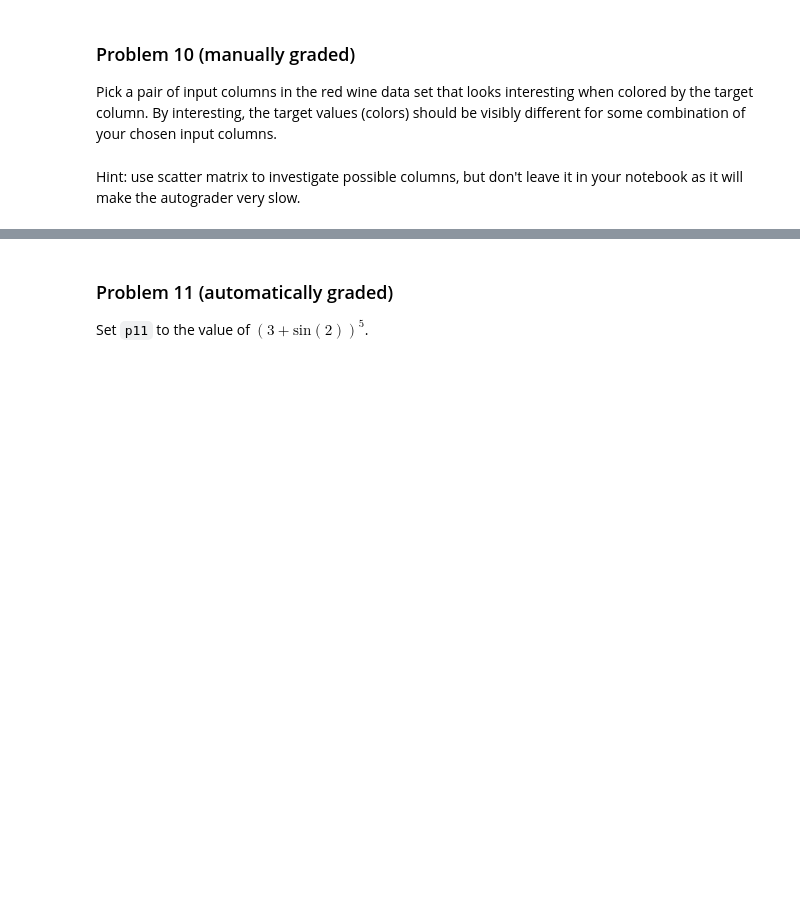
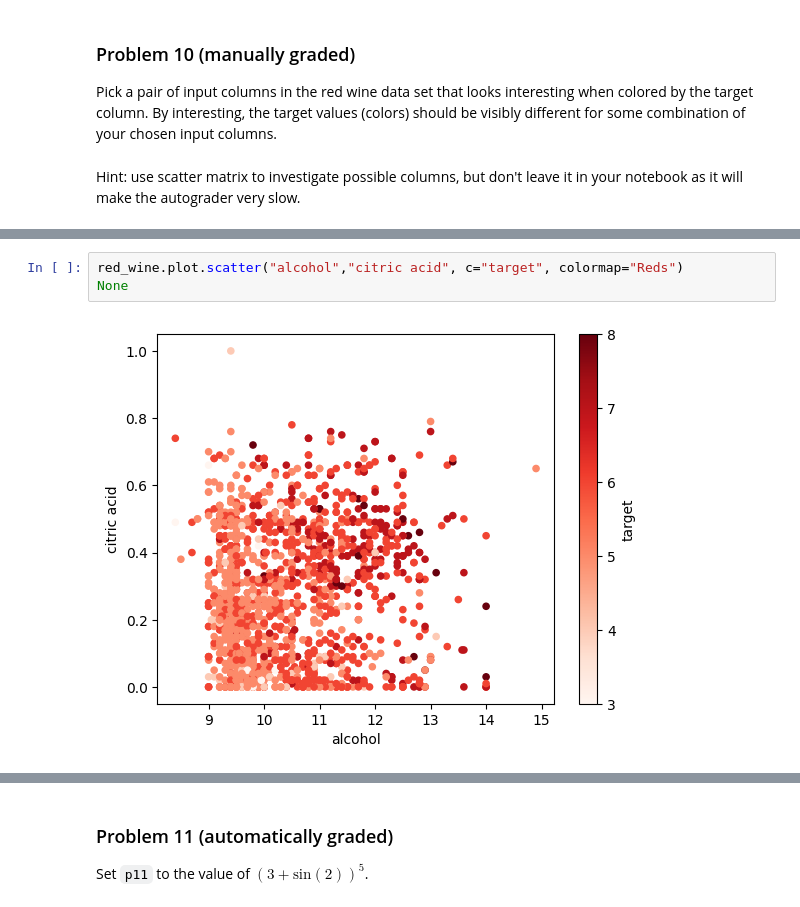
Before and after one commit to Haleymussary00/dx602-homework-10, a Jupyter notebook: homework.ipynb, the cells around one changed output, grey strips where cells are left out. Cells and saved outputs as stored; diff of their text form; blank space fills up the shorter version.

```diff
--- a/homework.ipynb
+++ b/homework.ipynb
@@ -238,3 +256,8 @@ Ellipsis
+# %%
+red_wine.plot.scatter("alcohol","citric acid", c="target", colormap="Reds")
+None
+# %% [output]
+[figure, added]
 # %% [markdown]
 <div style="page-break-after: always;"></div>
 # %% [markdown]
```
Also changed, not shown: parts of 14 cells of this notebook.
